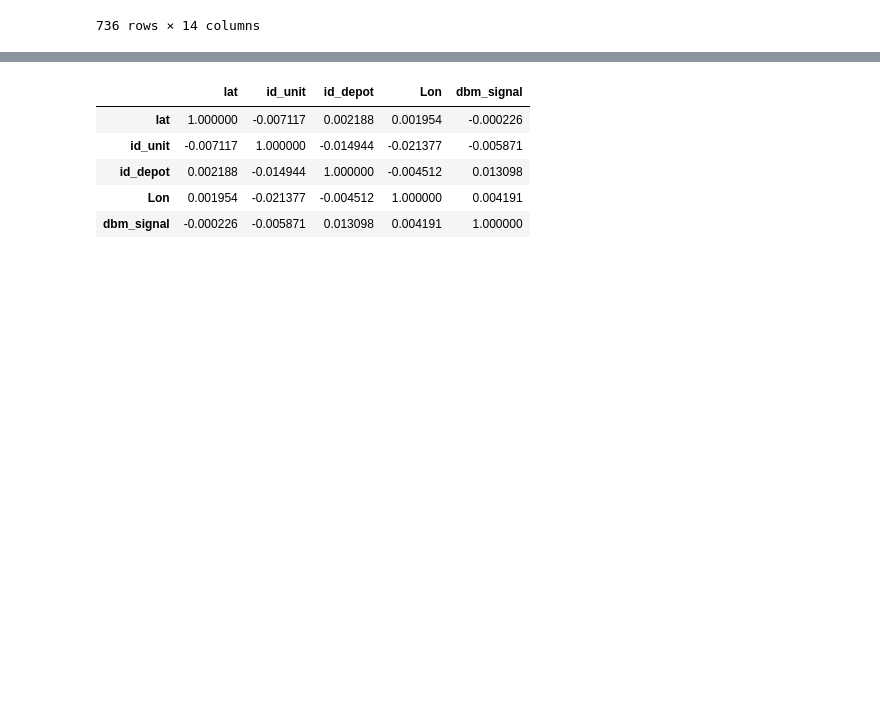
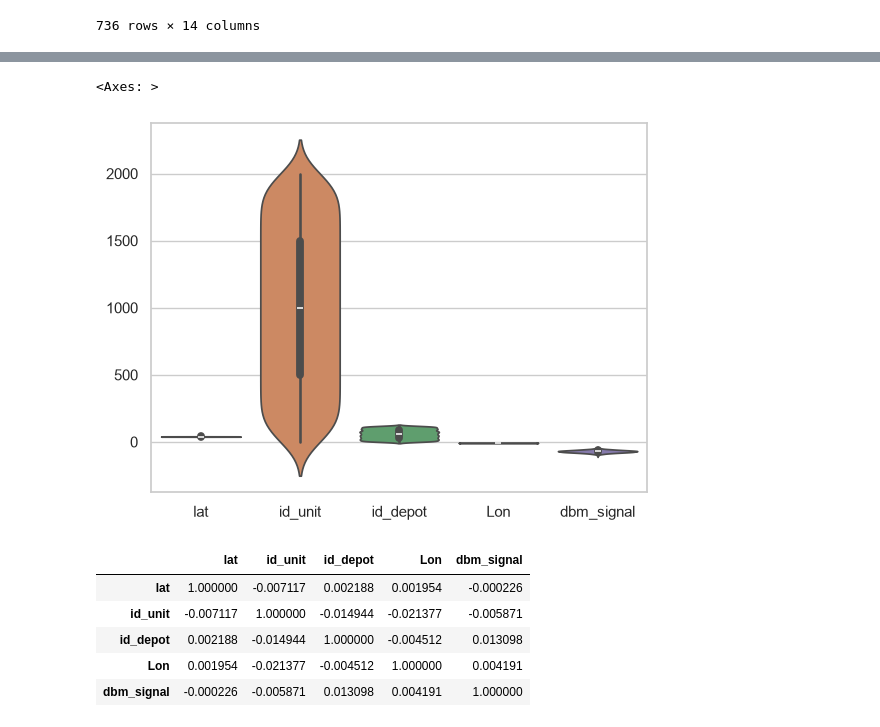
Before and after one commit to NovAndrii/IAU_project, a Jupyter notebook: prjct.ipynb, the cells around one changed output, grey strips where cells are left out. Saved outputs shown, nothing was run; the diff lists cells and outputs as text; code cells hidden in the pictures; blank space fills up the shorter version.

```diff
--- a/prjct.ipynb
+++ b/prjct.ipynb
@@ -278,4 +278,6 @@ wrong
 # %%
 wrong2 = gateways[gateways["dbm_signal"] == -40]
 wrong2
+gateways.describe()
+sns.violinplot(data=gateways)
 # %% [output]
@@ -299,3 +284,5 @@ wrong2
+<Axes: >
+[figure, added]
 # %%
 gateways.corr(numeric_only=True)
 # %% [output]
```
Also changed, not shown: parts of 44 cells of this notebook.
